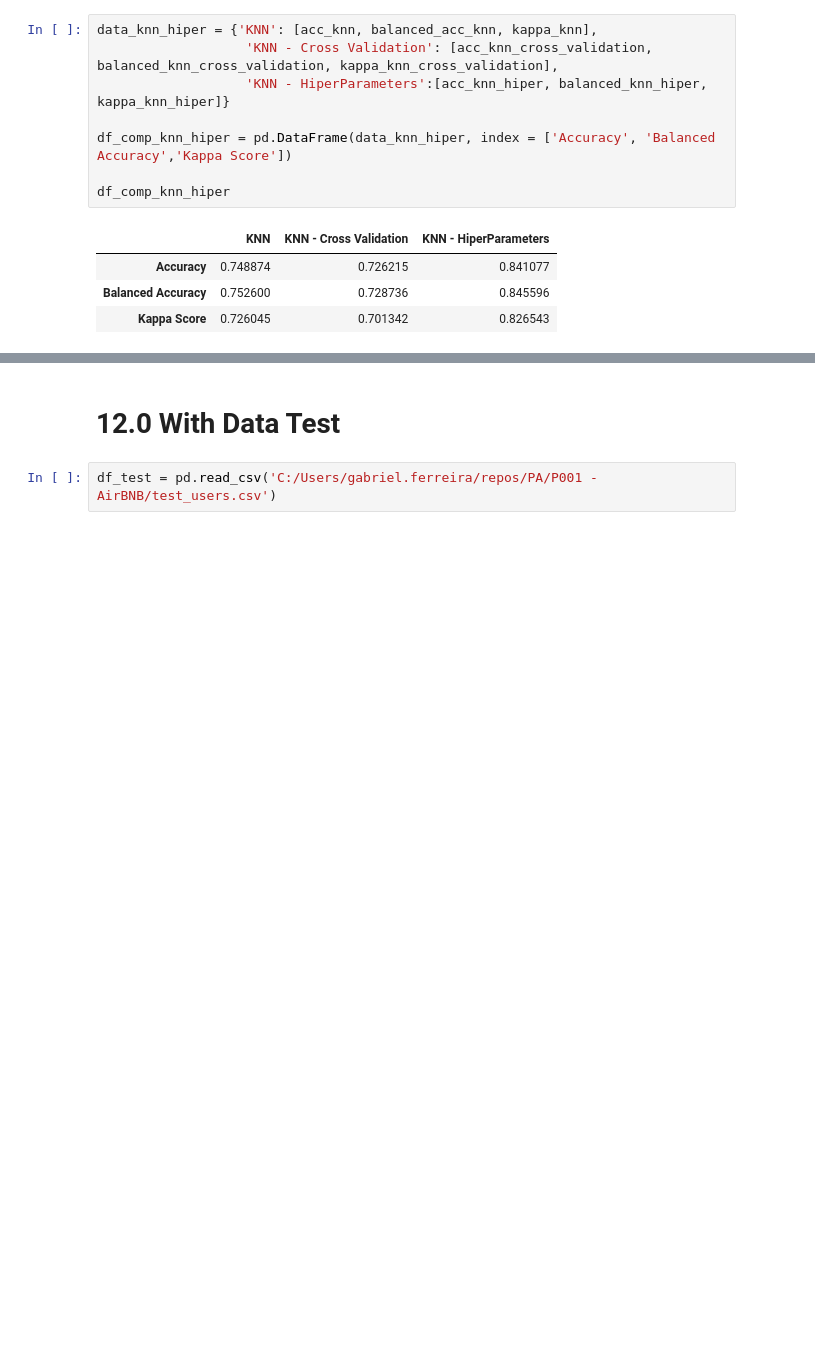
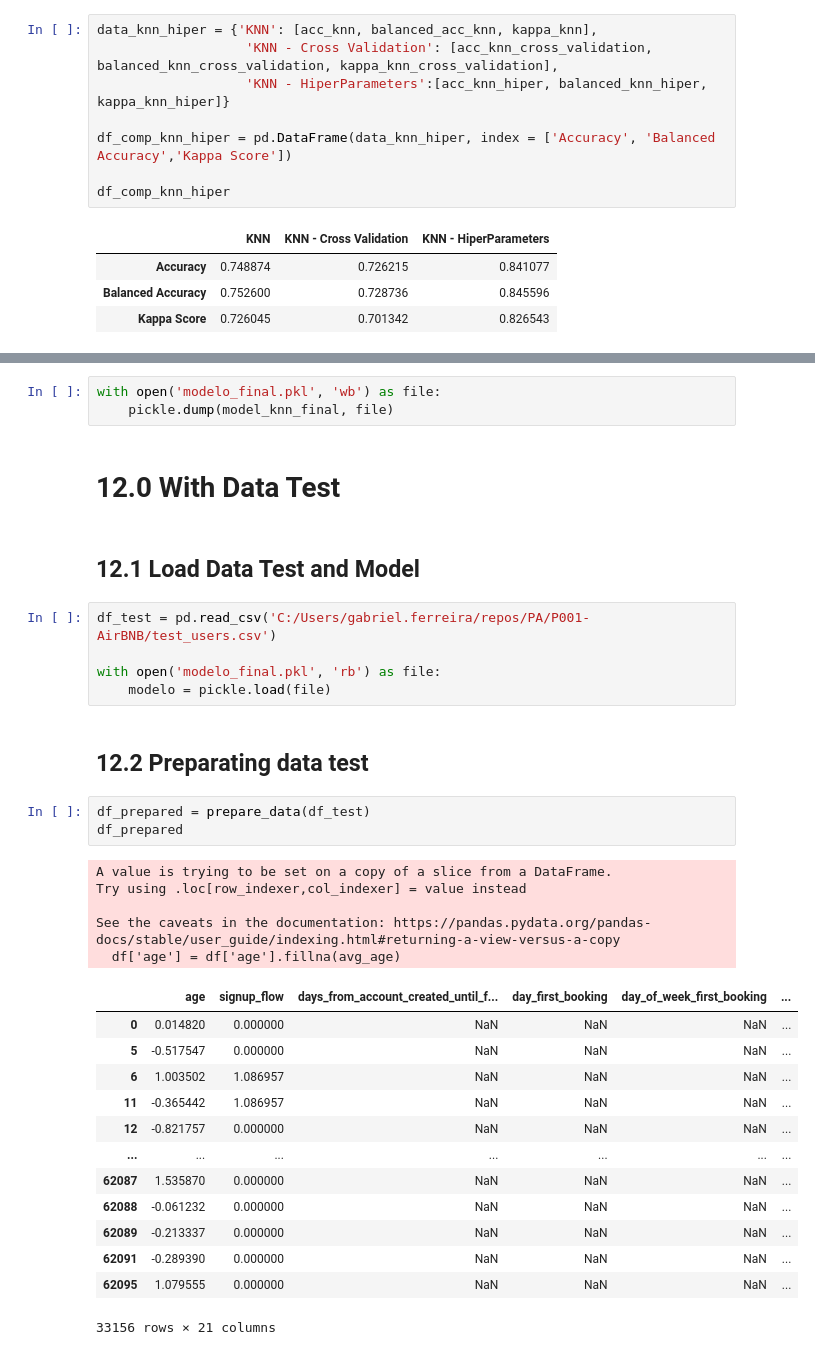
Before and after one commit to Gab28-20/Prediction-AirBNB, a Jupyter notebook: ciclo012 - Prediction AirBNB - KNN Test.ipynb, the cells around one changed output, grey strips where cells are left out. Cells and saved outputs as stored; diff of their text form; blank space fills up the shorter version.

```diff
--- a/ciclo012 - Prediction AirBNB - KNN Test.ipynb
+++ b/ciclo012 - Prediction AirBNB - KNN Test.ipynb
@@ -1665,4 +1668,36 @@ df_comp_knn_hiper
+# %%
+with open('modelo_final.pkl', 'wb') as file:
+    pickle.dump(model_knn_final, file)
 # %% [markdown]
 # 12.0 With Data Test
+# %% [markdown]
+## 12.1 Load Data Test and Model
 # %%
-df_test = pd.read_csv('C:/Users/gabriel.ferreira/repos/PA/P001 - AirBNB/test_users.csv')
+df_test = pd.read_csv('C:/Users/gabriel.ferreira/repos/PA/P001-AirBNB/test_users.csv')
+
+with open('modelo_final.pkl', 'rb') as file:
+    modelo = pickle.load(file)
+# %% [markdown]
+## 12.2 Preparating data test
+# %%
+df_prepared = prepare_data(df_test)
+df_prepared
+# %% [output]
+A value is trying to be set on a copy of a slice from a DataFrame.
+Try using .loc[row_indexer,col_indexer] = value instead
+
+See the caveats in the documentation: https://pandas.pydata.org/pandas-docs/stable/user_guide/indexing.html#returning-a-view-versus-a-copy
+  df['age'] = df['age'].fillna(avg_age)
+|  | age | signup_flow | days_from_account_created_until_f... | day_first_booking | day_of_week_first_booking | ... |
+| 0 | 0.014820 | 0.000000 | NaN | NaN | NaN | ... |
+| 5 | -0.517547 | 0.000000 | NaN | NaN | NaN | ... |
+| 6 | 1.003502 | 1.086957 | NaN | NaN | NaN | ... |
+| 11 | -0.365442 | 1.086957 | NaN | NaN | NaN | ... |
+| 12 | -0.821757 | 0.000000 | NaN | NaN | NaN | ... |
+| ... | ... | ... | ... | ... | ... | ... |
+| 62087 | 1.535870 | 0.000000 | NaN | NaN | NaN | ... |
+| 62088 | -0.061232 | 0.000000 | NaN | NaN | NaN | ... |
+| 62089 | -0.213337 | 0.000000 | NaN | NaN | NaN | ... |
+| 62091 | -0.289390 | 0.000000 | NaN | NaN | NaN | ... |
+| 62095 | 1.079555 | 0.000000 | NaN | NaN | NaN | ... |
+33156 rows × 21 columns
```
Also changed, not shown: parts of 9 cells of this notebook.
